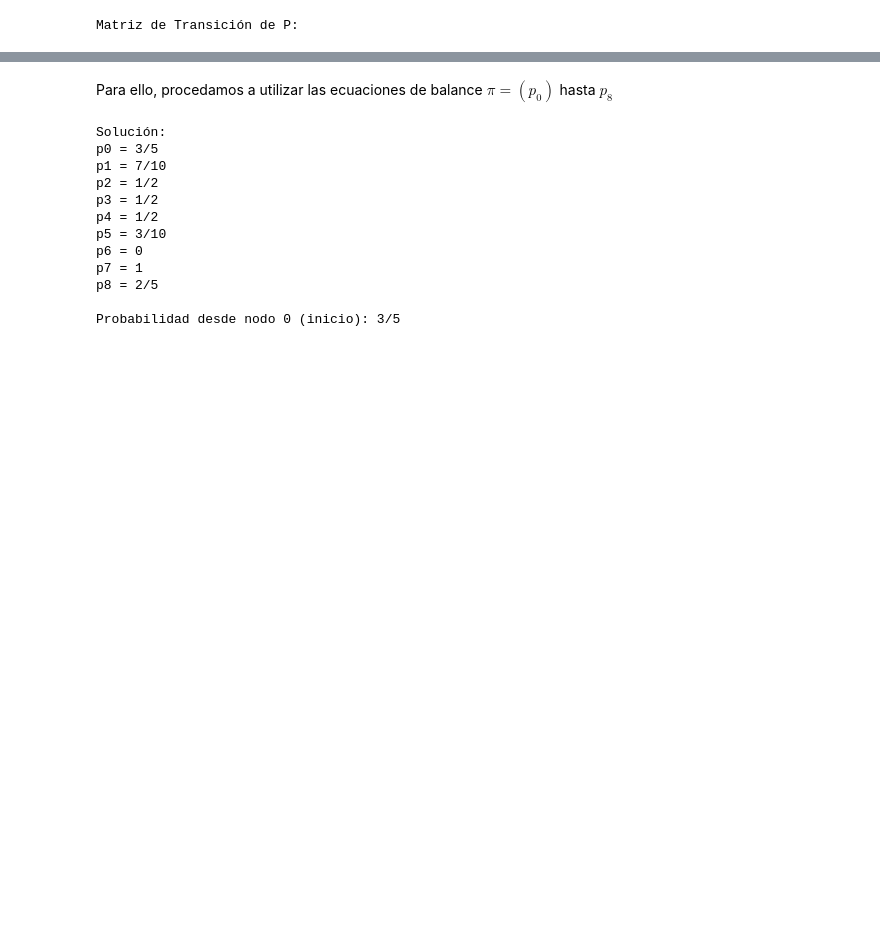
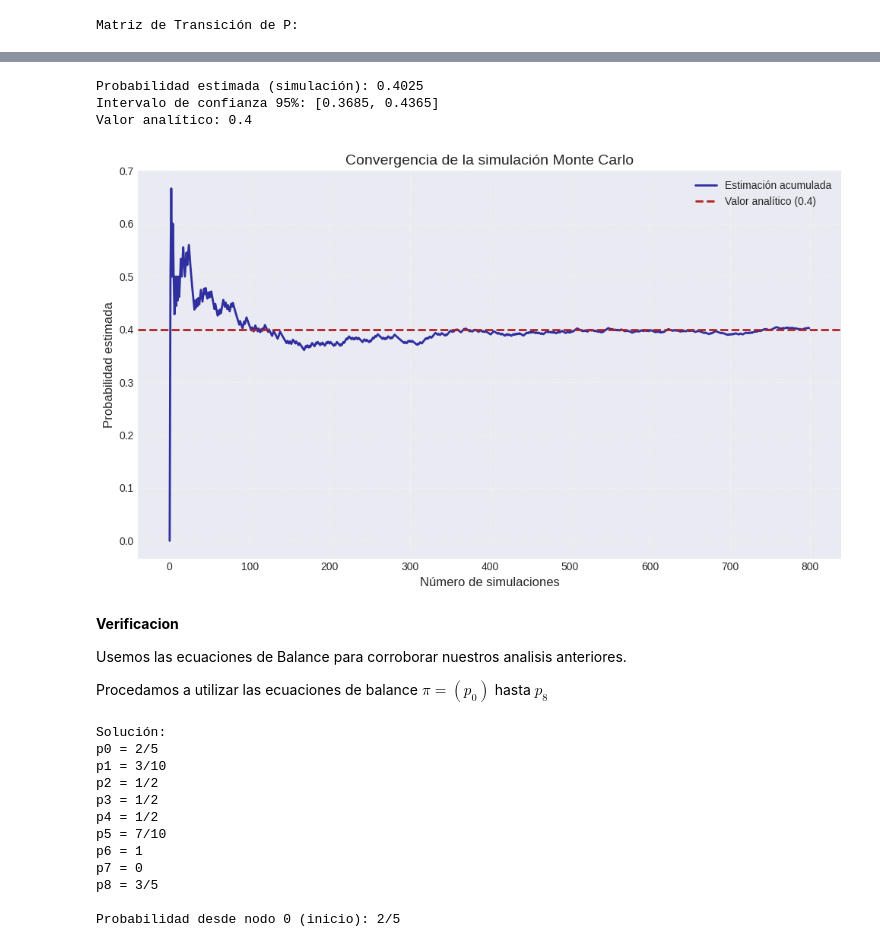
Before and after one commit to FOFM030711/Caminata-aleatoria-1D, a Jupyter notebook: Laberinto.ipynb, the cells around one changed output, grey strips where cells are left out. Saved outputs shown, nothing was run; the diff lists cells and outputs as text; code cells hidden in the pictures; blank space fills up the shorter version.

```diff
--- a/Laberinto.ipynb
+++ b/Laberinto.ipynb
@@ -154,19 +381,49 @@ $\displaystyle \left[\begin{matrix}0 & 0.5 & 0.5 & 0 & 0 & 0 & 0 & 0 & 0\\0.3333
+# %%
+print(f"Probabilidad estimada (simulación): {prob_est_sim:.4f}")
+print(f"Intervalo de confianza 95%: [{ci_lower:.4f}, {ci_upper:.4f}]")
+print(f"Valor analítico: 0.4")
+
+# Gráfico de convergencia
+cumulative_means = np.cumsum(resultados_sim) / (np.arange(num_sims) + 1)
+
+plt.style.use('seaborn-v0_8-darkgrid') # Usa un estilo de gráfico diferente
+plt.figure(figsize=(10, 6))
+
+plt.plot(cumulative_means, label='Estimación acumulada', color='darkblue', linestyle='-', linewidth=2, alpha=0.8)
+plt.axhline(y=0.4, color='firebrick', linestyle='--', label='Valor analítico (0.4)', linewidth=2)
+
+plt.xlabel('Número de simulaciones', fontsize=12)
+plt.ylabel('Probabilidad estimada', fontsize=12)
+plt.title('Convergencia de la simulación Monte Carlo', fontsize=14)
+plt.legend(fontsize=10)
+plt.grid(True, linestyle=':', alpha=0.6) # Cambia el estilo de la cuadrícula
+plt.tight_layout() # Ajusta el diseño para evitar recortes
+plt.show()
+# %% [output]
+Probabilidad estimada (simulación): 0.4025
+Intervalo de confianza 95%: [0.3685, 0.4365]
+Valor analítico: 0.4
+[figure, added]
 # %% [markdown]
-Para ello, procedamos a utilizar las ecuaciones de balance  $π=(p_0)$ hasta $p_8$
+**Verificacion**
+
+Usemos las ecuaciones de Balance para corroborar nuestros analisis anteriores.
+
+Procedamos a utilizar las ecuaciones de balance  $π=(p_0)$ hasta $p_8$
 # %%
 # Definimos variables para p[0..8]
 p0, p1, p2, p3, p4, p5, p6, p7, p8 = sp.symbols('p0 p1 p2 p3 p4 p5 p6 p7 p8')
 
-# Ecuaciones
-eq0 = sp.Eq(p0, (p1 + p2) / 2) # grado 2
-eq1 = sp.Eq(p1, (p0 + 1 + p3) / 3) # p[7] = 1
-eq2 = sp.Eq(p2, (p0 + p3 + p8) / 3) # grado 3
-eq3 = sp.Eq(p3, (p1 + p2 + p4 + p5) / 4)# grado 4
-eq4 = sp.Eq(p4, (1 + p3 + 0) / 3) # p[7] = 1, p[6] = 0
-eq5 = sp.Eq(p5, (p8 + p3 + 0) / 3) # p[6] = 0
-eq6 = sp.Eq(p6, 0) # p[7] = 1
-eq7= sp.Eq(p7, 1) # p[6] = 0
-eq8 = sp.Eq(p8, (p2 + p5) / 2) # grado 2
+# Ecuaciones (probabilidad de alcanzar 'Comida' (estado 6) antes que 'Shock' (estado 7))
+eq0 = sp.Eq(p0, (p1 + p2) / 2)
+eq1 = sp.Eq(p1, (p0 + p3) / 3) # p7=0 (shock) en las transiciones desde estado 1
+eq2 = sp.Eq(p2, (p0 + p3 + p8) / 3)
+eq3 = sp.Eq(p3, (p1 + p2 + p4 + p5) / 4)
+eq4 = sp.Eq(p4, (p3 + 1) / 3) # p6=1 (food), p7=0 (shock) en las transiciones desde estado 4
+eq5 = sp.Eq(p5, (p8 + p3 + 1) / 3) # p6=1 (food) en las transiciones desde estado 5
+eq6 = sp.Eq(p6, 1) # Si está en Comida (estado 6), la probabilidad de alcanzar comida es 1
+eq7 = sp.Eq(p7, 0) # Si está en Shock (estado 7), la probabilidad de alcanzar comida es 0
+eq8 = sp.Eq(p8, (p2 + p5) / 2)
 
 # Resolver
 sol = sp.solve([eq0, eq1, eq2, eq3, eq4, eq5, eq6, eq7,  eq8],
@@ -180,14 +437,14 @@ for var, val in sol.items():
 print("\nProbabilidad desde nodo 0 (inicio):", sol[p0])
 # %% [output]
 Solución:
-p0 = 3/5
-p1 = 7/10
+p0 = 2/5
+p1 = 3/10
 p2 = 1/2
 p3 = 1/2
 p4 = 1/2
-p5 = 3/10
-p6 = 0
-p7 = 1
-p8 = 2/5
+p5 = 7/10
+p6 = 1
+p7 = 0
+p8 = 3/5
 
-Probabilidad desde nodo 0 (inicio): 3/5
+Probabilidad desde nodo 0 (inicio): 2/5
```
Also changed, not shown: parts of 35 cells of this notebook.
